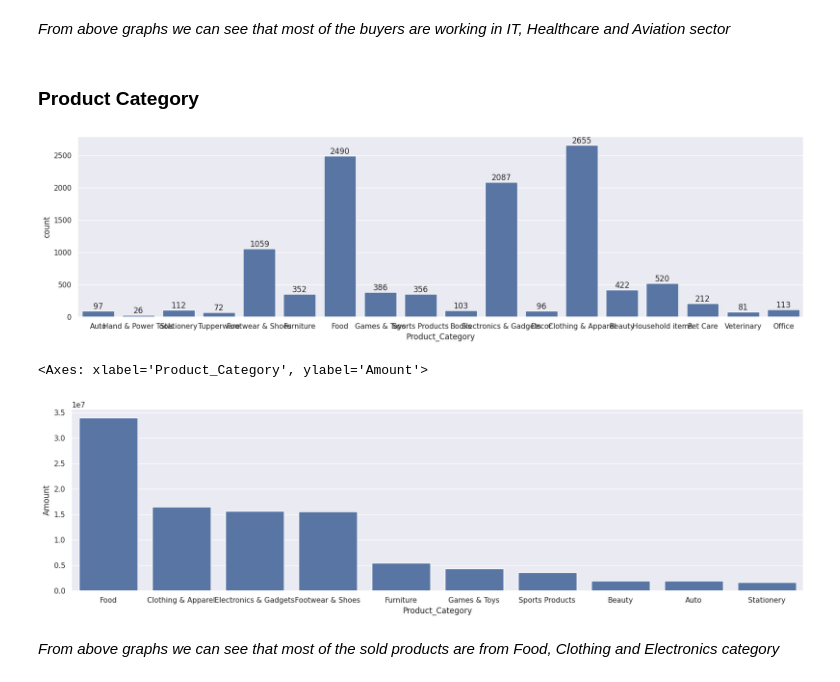
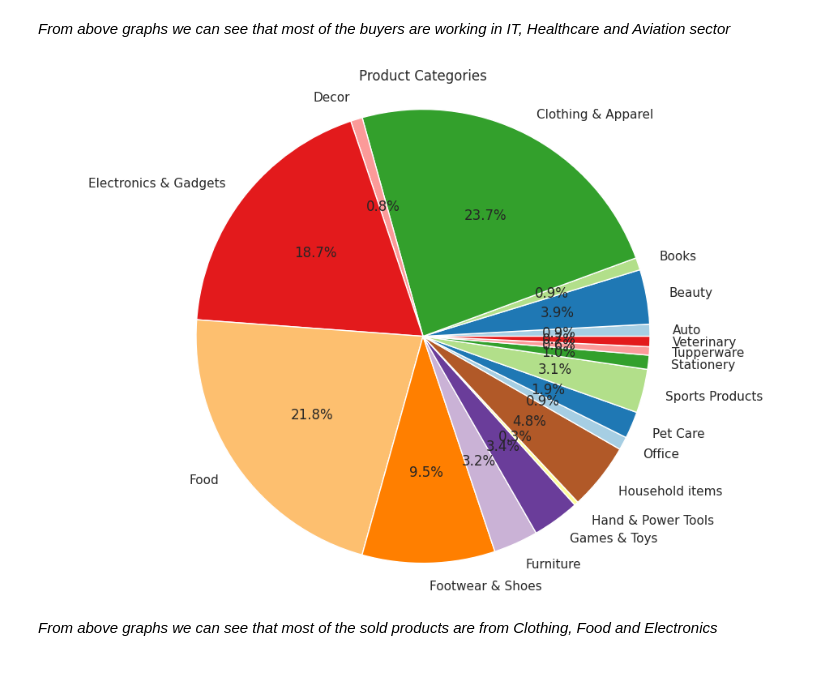
Before and after one commit to Nikith20072002/Data-Analysis, a Jupyter notebook: Project 1.ipynb, the cells around one changed output. Saved outputs shown, nothing was run; the diff lists cells and outputs as text; code cells hidden in the pictures.

```diff
--- a/Project 1.ipynb
+++ b/Project 1.ipynb
@@ -171,5 +148,0 @@ for bars in ax.containers:
-# %%
-sales_state = df.groupby(['Marital_Status', 'Gender'], as_index=False)['Amount'].sum().sort_values(by='Amount', ascending=False)
-
-sns.set(rc={'figure.figsize':(6,5)})
-sns.barplot(data = sales_state, x = 'Marital_Status',y= 'Amount', hue='Gender')
@@ -188,8 +158,3 @@ for bars in ax.containers:
     ax.bar_label(bars)
 # %% [output]
 [figure]
-# %%
-sales_state = df.groupby(['Occupation'], as_index=False)['Amount'].sum().sort_values(by='Amount', ascending=False)
-
-sns.set(rc={'figure.figsize':(20,5)})
-sns.barplot(data = sales_state, x = 'Occupation',y= 'Amount')
@@ -199,20 +161,2 @@ sns.barplot(data = sales_state, x = 'Occupation',y= 'Amount')
 # %% [markdown]
 *From above graphs we can see that most of the buyers are working in IT, Healthcare and Aviation sector*
-# %% [markdown]
-### Product Category
-# %%
-sns.set(rc={'figure.figsize':(20,5)})
-ax = sns.countplot(data = df, x = 'Product_Category')
-
-for bars in ax.containers:
-    ax.bar_label(bars)
-# %% [output]
-[figure, removed]
-# %%
-sales_state = df.groupby(['Product_Category'], as_index=False)['Amount'].sum().sort_values(by='Amount', ascending=False).head(10)
-
-sns.set(rc={'figure.figsize':(20,5)})
-sns.barplot(data = sales_state, x = 'Product_Category',y= 'Amount')
-# %% [output]
-<Axes: xlabel='Product_Category', ylabel='Amount'>
-[figure, removed]
@@ -219,2 +165,11 @@ sns.barplot(data = sales_state, x = 'Product_Category',y= 'Amount')
+# %%
+Product_cat=df.groupby('Product_Category')['Orders'].sum()
+plt.figure(figsize=(12,8))
+plt.pie(Product_cat,labels=Product_cat.index,autopct='%1.1f%%', startangle=0, colors=plt.cm.Paired.colors)
+plt.title('Product Categories')
+plt.axis('equal')
+plt.show()
+# %% [output]
+[figure, added]
 # %% [markdown]
-*From above graphs we can see that most of the sold products are from Food, Clothing and Electronics category*
+*From above graphs we can see that most of the sold products are from Clothing, Food and Electronics*
```
Also changed, not shown: parts of 14 cells of this notebook.
